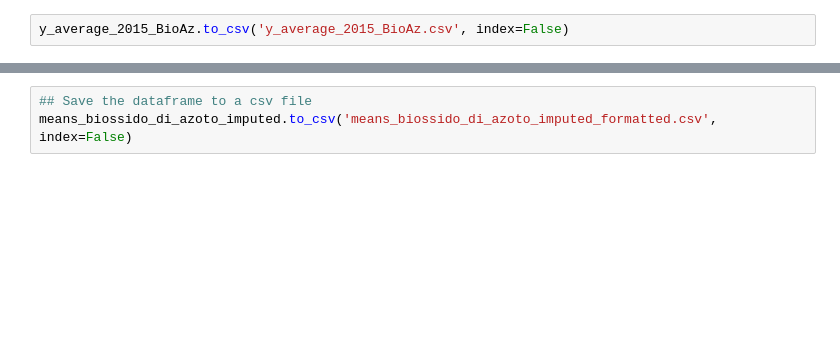
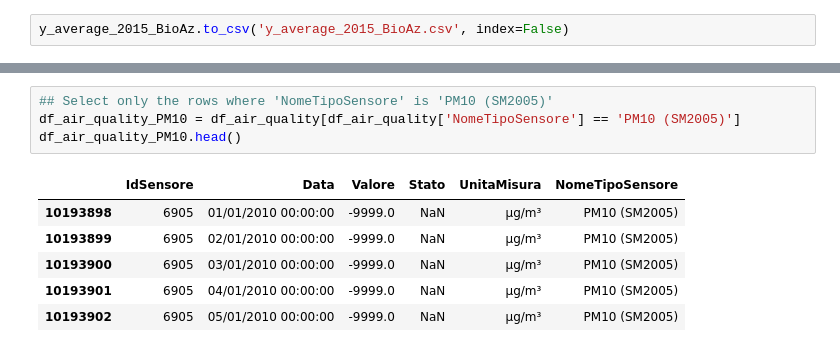
Before and after one commit to LGpolimi/HHE_DSLAB_project_AA2324, a Jupyter notebook: air_pollution_notebook.ipynb, the cells around one changed output, grey strips where cells are left out. Cells and saved outputs as stored; diff of their text form; blank space fills up the shorter version.

```diff
--- a/air_pollution_notebook.ipynb
+++ b/air_pollution_notebook.ipynb
@@ -549,3 +344,11 @@ means_biossido_di_azoto_imputed.head()
-# %%
-## Save the dataframe to a csv file
-means_biossido_di_azoto_imputed.to_csv('means_biossido_di_azoto_imputed_formatted.csv', index=False)
+# %%
+## Select only the rows where 'NomeTipoSensore' is 'PM10 (SM2005)'
+df_air_quality_PM10 = df_air_quality[df_air_quality['NomeTipoSensore'] == 'PM10 (SM2005)']
+df_air_quality_PM10.head()
+# %% [output]
+|  | IdSensore | Data | Valore | Stato | UnitaMisura | NomeTipoSensore |
+| 10193898 | 6905 | 01/01/2010 00:00:00 | -9999.0 | NaN | µg/m³ | PM10 (SM2005) |
+| 10193899 | 6905 | 02/01/2010 00:00:00 | -9999.0 | NaN | µg/m³ | PM10 (SM2005) |
+| 10193900 | 6905 | 03/01/2010 00:00:00 | -9999.0 | NaN | µg/m³ | PM10 (SM2005) |
+| 10193901 | 6905 | 04/01/2010 00:00:00 | -9999.0 | NaN | µg/m³ | PM10 (SM2005) |
+| 10193902 | 6905 | 05/01/2010 00:00:00 | -9999.0 | NaN | µg/m³ | PM10 (SM2005) |
```
Also changed, not shown: parts of 28 cells of this notebook, 1 other file.
